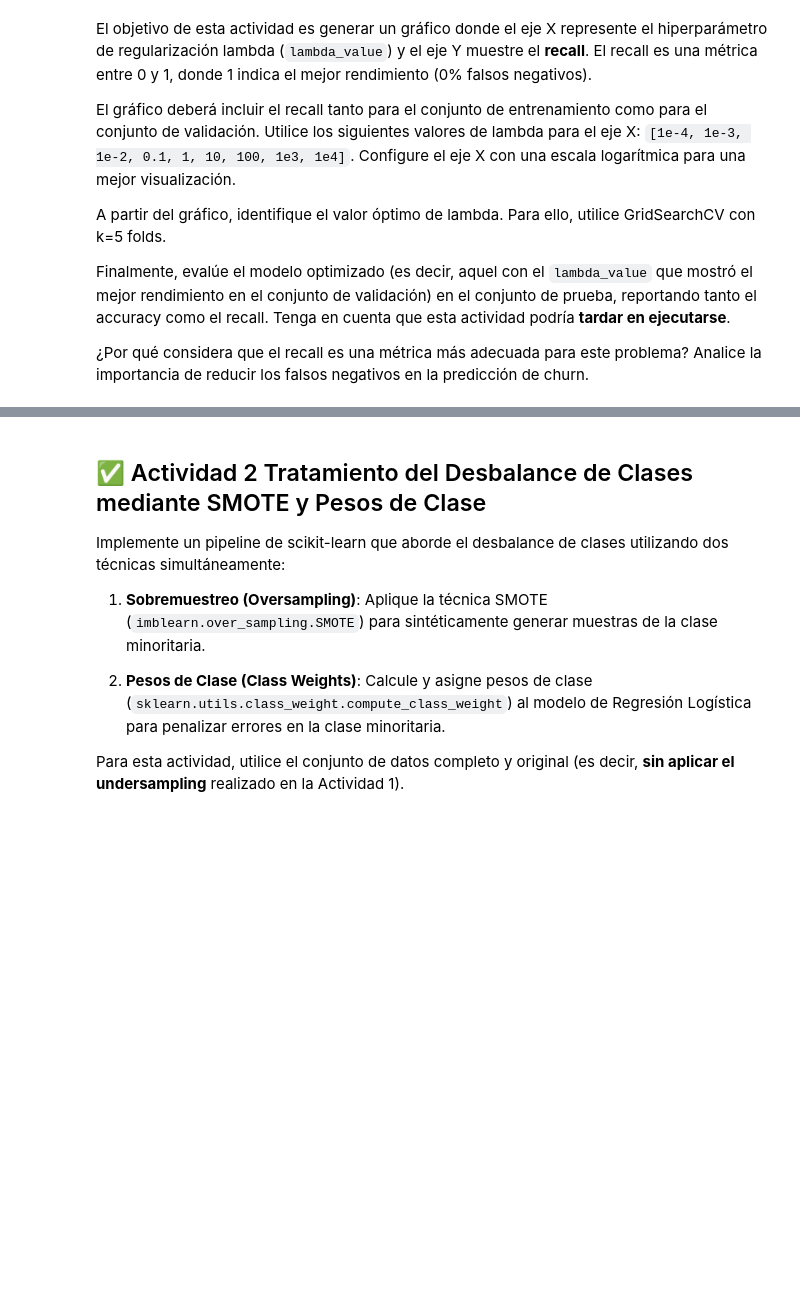
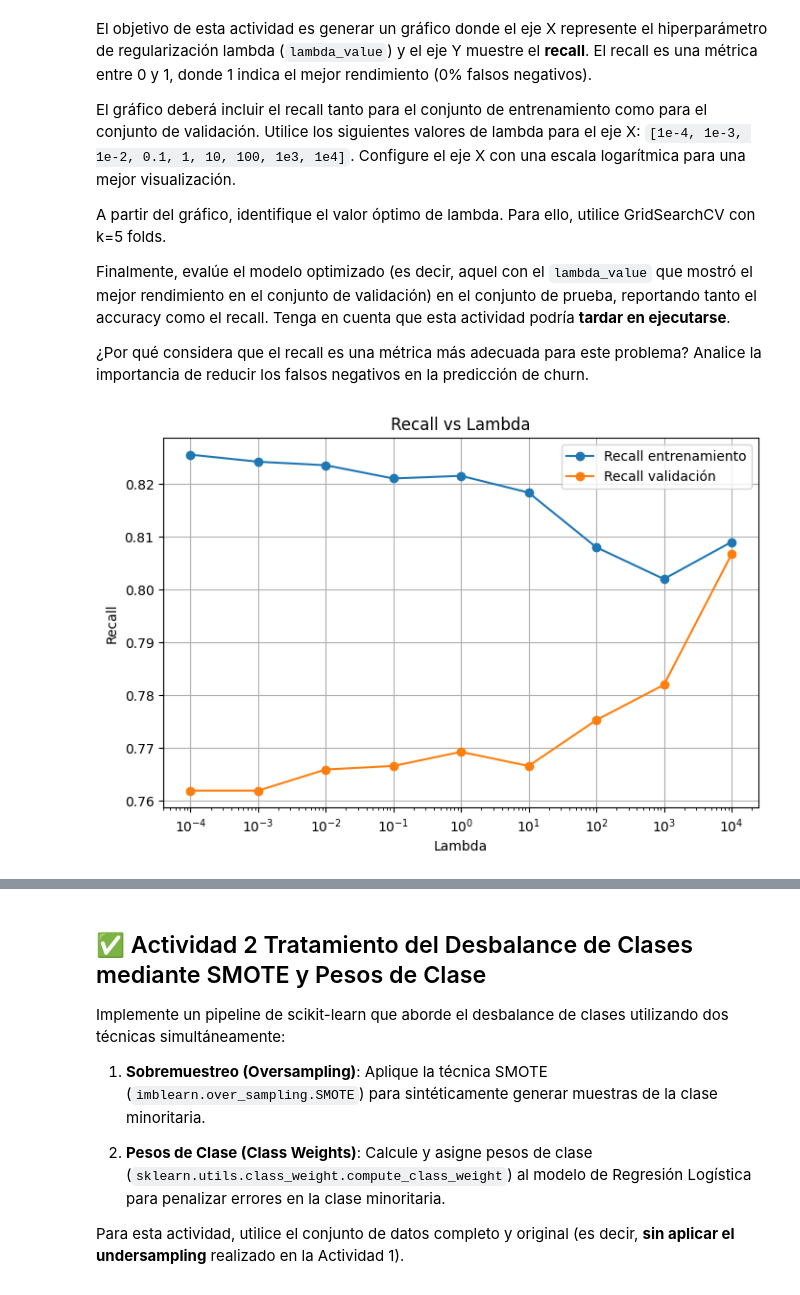
Before and after one commit to GadielStanislaw/Machine-Learning-Labs, a Jupyter notebook: Lab01RegLineal/Planteamiento_Clasificación_Churn_Telecomunicaciones_Logistic_Regression.ipynb, the cells around one changed output, grey strips where cells are left out. Drawn from its saved outputs; the diff is of its cells as text; code cells hidden in the pictures; blank space fills up the shorter version.

Commit message:
Actividad 1-Churn

```diff
--- a/Lab01RegLineal/Planteamiento_Clasificación_Churn_Telecomunicaciones_Logistic_Regression.ipynb
+++ b/Lab01RegLineal/Planteamiento_Clasificación_Churn_Telecomunicaciones_Logistic_Regression.ipynb
@@ -335,0 +354,82 @@ Finalmente, evalúe el modelo optimizado (es decir, aquel con el `lambda_value`
+# %%
+# Importar librerías necesarias para el pipeline y la búsqueda de hiperparámetros
+from sklearn.model_selection import GridSearchCV
+from sklearn.metrics import recall_score, accuracy_score, classification_report
+import matplotlib.pyplot as plt
+import numpy as np
+
+# Definir los valores de lambda a evaluar para regularización
+lambda_values = [1e-4, 1e-3, 1e-2, 0.1, 1, 10, 100, 1e3, 1e4]
+
+# Convertir los valores de lambda a C porque sklearn usa C = 1/lambda
+C_values = [1/l for l in lambda_values]
+
+# Crear el pipeline con transformación polinómica, escalamiento y regresión logística
+pipeline_act1 = Pipeline([
+    ('polynomial_features', PolynomialFeatures(degree=2)),
+    ('scaler', StandardScaler()),
+    ('logistic_regression', LogisticRegression(max_iter=20000, penalty='l2'))
+])
+
+# Definir los valores de C que serán evaluados en el modelo
+param_grid = {
+    'logistic_regression__C': C_values
+}
+
+# Configurar GridSearchCV usando recall como métrica principal
+grid_search = GridSearchCV(
+    estimator=pipeline_act1,
+    param_grid=param_grid,
+    scoring='recall',
+    cv=5,
+    return_train_score=True,
+    n_jobs=-1
+)
+
+# Entrenar el modelo con los datos balanceados por undersampling
+grid_search.fit(X_train_undersampled, y_train_undersampled)
+
+# Obtener los valores promedio de recall en entrenamiento
+train_recall = grid_search.cv_results_['mean_train_score']
+
+# Obtener los valores promedio de recall en validación
+val_recall = grid_search.cv_results_['mean_test_score']
+
+# Crear la figura para graficar los resultados
+plt.figure(figsize=(8,5))
+plt.plot(lambda_values, train_recall, marker='o', label='Recall entrenamiento')
+plt.plot(lambda_values, val_recall, marker='o', label='Recall validación')
+plt.xscale('log')
+plt.xlabel('Lambda')
+plt.ylabel('Recall')
+plt.title('Recall vs Lambda')
+plt.legend()
+plt.grid(True)
+plt.show()
+
+# Obtener el mejor valor de C encontrado por GridSearchCV
+best_C = grid_search.best_params_['logistic_regression__C']
+
+# Convertir el mejor C al valor equivalente de lambda
+best_lambda = 1 / best_C
+
+print("Mejor lambda:", best_lambda)
+print("Mejor recall validación:", grid_search.best_score_)
+
+# Guardar el mejor modelo encontrado
+best_model_act1 = grid_search.best_estimator_
+
+# Realizar predicciones sobre el conjunto de prueba
+y_pred_test_act1 = best_model_act1.predict(X_test)
+
+# Calcular el accuracy del modelo en prueba
+acc_act1 = accuracy_score(y_test, y_pred_test_act1)
+
+# Calcular el recall del modelo en prueba
+recall_act1 = recall_score(y_test, y_pred_test_act1)
+
+print("Accuracy test Actividad 1:", acc_act1)
+print("Recall test Actividad 1:", recall_act1)
+print(classification_report(y_test, y_pred_test_act1))
+# %% [output]
+[figure, added]
```
Also changed, not shown: parts of 8 cells of this notebook.
